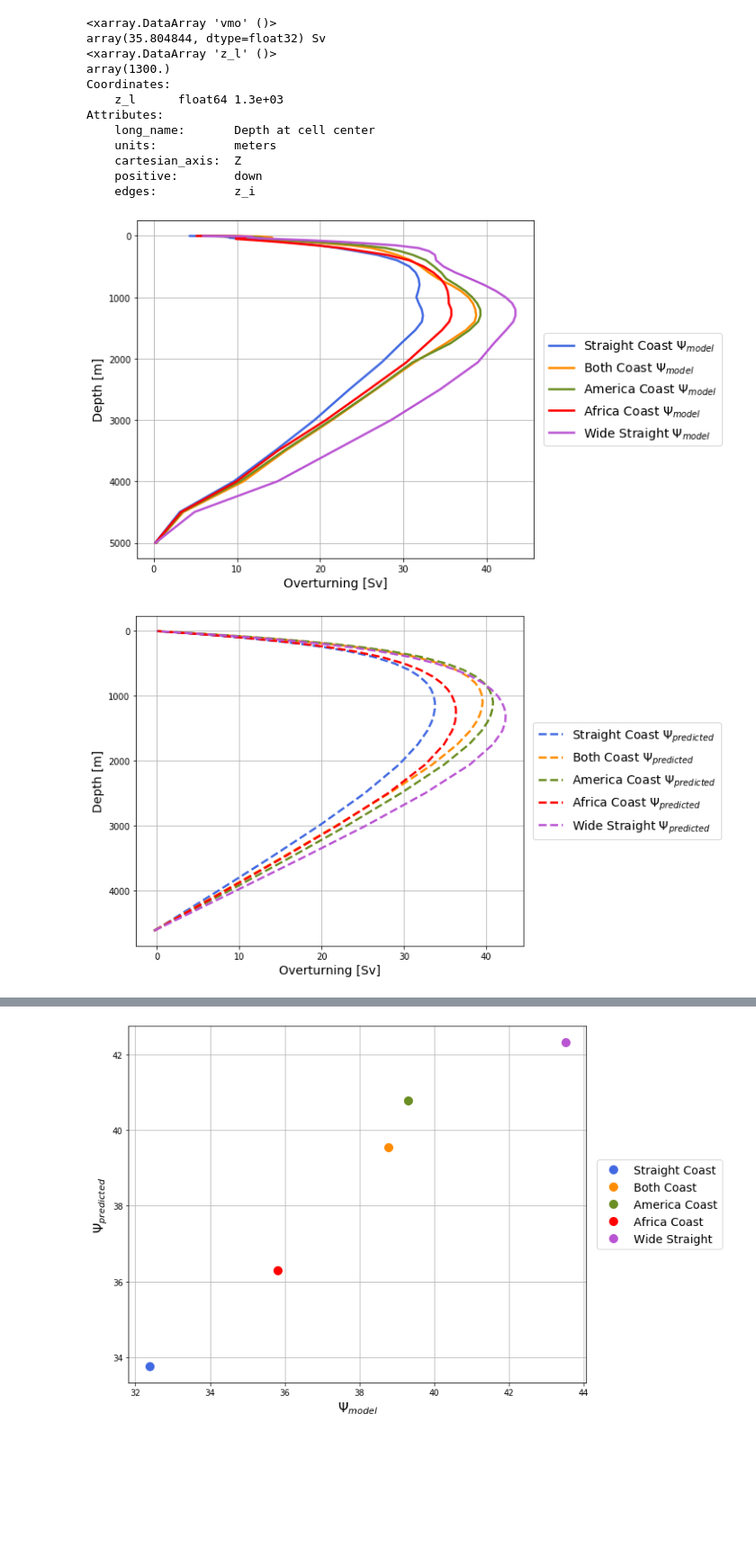
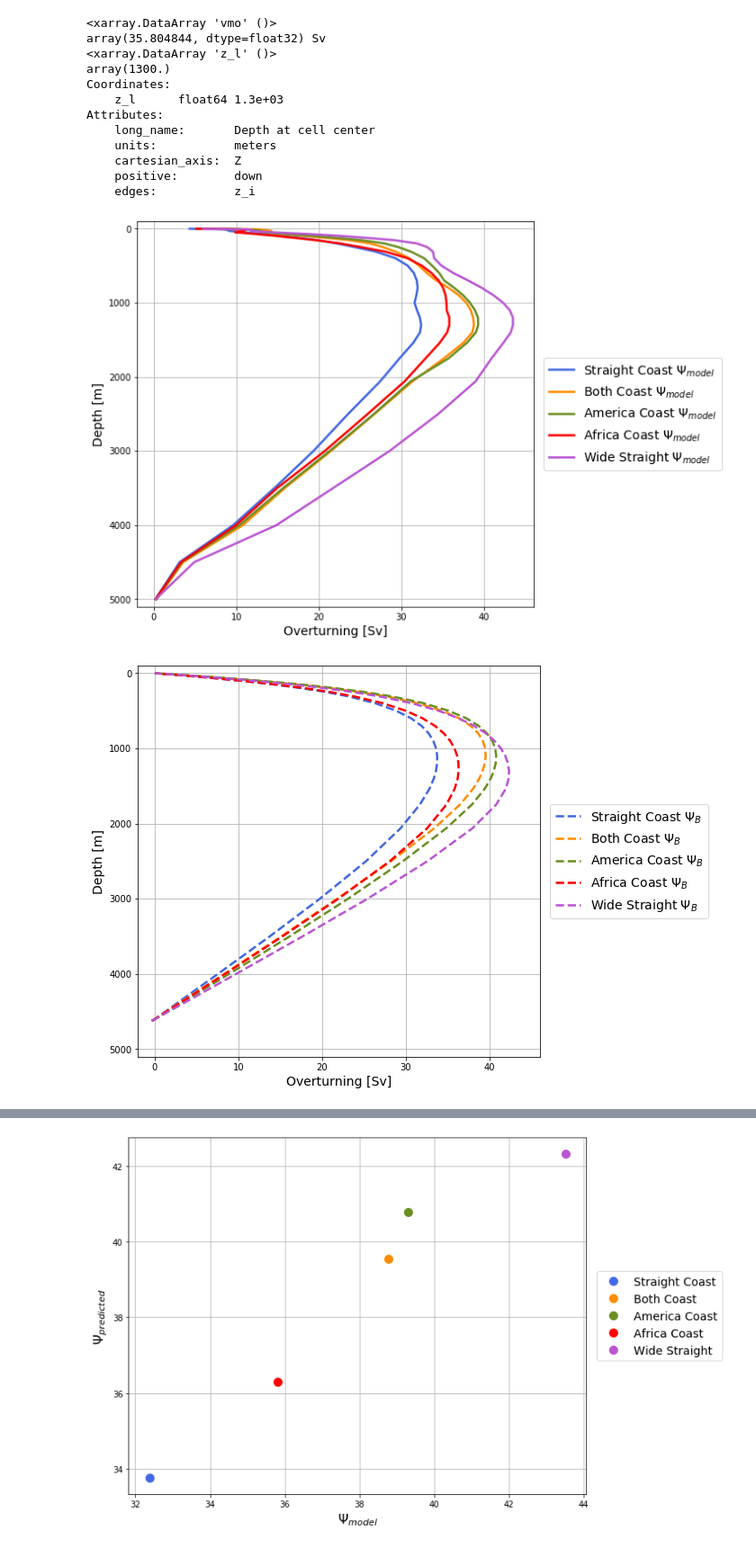
Before and after one commit to s-ragen/AQUA_CODE, a Jupyter notebook: scalings_wright_eos.ipynb, the cells around one changed output, grey strips where cells are left out. Shown at 90% size. Saved outputs shown, nothing was run; the diff lists cells and outputs as text; code cells hidden in the pictures; blank space fills up the shorter version.

```diff
--- a/scalings_wright_eos.ipynb
+++ b/scalings_wright_eos.ipynb
@@ -777,83 +777,67 @@ Attributes:
 # %%
 width = 2.5
 
-fig, ax = plt.subplots(figsize=(8,7))
+fig, ax = plt.subplots(figsize=(8,8))
 ax.plot(psi_max_straight, psi_max_straight.z_l,
         color='royalblue', linewidth=width, label='Straight Coast $\Psi_{model}$')
-# ax.plot(Psi_straight, Psi_straight.zl,
-#         color='royalblue', linestyle='dashed', linewidth=width, label='Straight Coast $\Psi_{predicted}$')
 ax.plot(psi_max_both, psi_max_both.z_l,
         color='darkorange', linewidth=width, label='Both Coast $\Psi_{model}$')
-# ax.plot(Psi_both, Psi_both.zl,
-#         color='darkorange', linestyle='dashed', linewidth=width, label='Both Coast $\Psi_{predicted}$')
 ax.plot(psi_max_am, psi_max_am.z_l,
         color='olivedrab', linewidth=width, label='America Coast $\Psi_{model}$')
-# ax.plot(Psi_am, Psi_am.zl,
-#         color='olivedrab', linestyle='dashed', linewidth=width, label='America Coast $\Psi_{predicted}$')
 ax.plot(psi_max_af, psi_max_af.z_l,
         color='r', linewidth=width, label='Africa Coast $\Psi_{model}$')
-# ax.plot(Psi_af, Psi_af.zl,
-#         color='r', linestyle='dashed', linewidth=width, label='Africa Coast $\Psi_{predicted}$')
 ax.plot(psi_max_wide, psi_max_wide.z_l,
         color='mediumorchid', linewidth=width, label='Wide Straight $\Psi_{model}$')
-# ax.plot(Psi_wide, Psi_wide.zl,
-#         color='mediumorchid', linestyle='dashed', linewidth=width, label='Wide Straight $\Psi_{predicted}$')
+
+plt.xlim([-2, 46]), plt.ylim([-100, 5100])
 plt.gca().invert_yaxis(), plt.grid()
 plt.legend(bbox_to_anchor=(1.01,0.5), loc="center left", fontsize=14)
 plt.ylabel('Depth [m]', fontsize=14), plt.xlabel('Overturning [Sv]', fontsize=14)
 plt.show()
 
-fig, ax = plt.subplots(figsize=(8,7))
-# ax.plot(psi_max_straight, psi_max_straight.z_l,
-#         color='royalblue', linewidth=width, label='Straight Coast $\Psi_{model}$')
+fig, ax = plt.subplots(figsize=(8,8))
 ax.plot(Psi_straight, Psi_straight.zl,
-        color='royalblue', linestyle='dashed', linewidth=width, label='Straight Coast $\Psi_{predicted}$')
-# ax.plot(psi_max_both, psi_max_both.z_l,
-#         color='darkorange', linewidth=width, label='Both Coast $\Psi_{model}$')
+        color='royalblue', linestyle='dashed', linewidth=width, label='Straight Coast $\Psi_{B}$')
 ax.plot(Psi_both, Psi_both.zl,
-        color='darkorange', linestyle='dashed', linewidth=width, label='Both Coast $\Psi_{predicted}$')
-# ax.plot(psi_max_am, psi_max_am.z_l,
-#         color='olivedrab', linewidth=width, label='America Coast $\Psi_{model}$')
+        color='darkorange', linestyle='dashed', linewidth=width, label='Both Coast $\Psi_{B}$')
 ax.plot(Psi_am, Psi_am.zl,
-        color='olivedrab', linestyle='dashed', linewidth=width, label='America Coast $\Psi_{predicted}$')
-# ax.plot(psi_max_af, psi_max_af.z_l,
-#         color='r', linewidth=width, label='Africa Coast $\Psi_{model}$')
+        color='olivedrab', linestyle='dashed', linewidth=width, label='America Coast $\Psi_{B}$')
 ax.plot(Psi_af, Psi_af.zl,
-        color='r', linestyle='dashed', linewidth=width, label='Africa Coast $\Psi_{predicted}$')
-# ax.plot(psi_max_wide, psi_max_wide.z_l,
-#         color='mediumorchid', linewidth=width, label='Wide Straight $\Psi_{model}$')
+        color='r', linestyle='dashed', linewidth=width, label='Africa Coast $\Psi_{B}$')
 ax.plot(Psi_wide, Psi_wide.zl,
-        color='mediumorchid', linestyle='dashed', linewidth=width, label='Wide Straight $\Psi_{predicted}$')
+        color='mediumorchid', linestyle='dashed', linewidth=width, label='Wide Straight $\Psi_{B}$')
+
+plt.xlim([-2, 46]), plt.ylim([-100, 5100])
 plt.gca().invert_yaxis(), plt.grid()
 plt.legend(bbox_to_anchor=(1.01,0.5), loc="center left", fontsize=14)
 plt.ylabel('Depth [m]', fontsize=14), plt.xlabel('Overturning [Sv]', fontsize=14)
 plt.show()
 
-fig, ax = plt.subplots(figsize=(8,7))
+fig, ax = plt.subplots(figsize=(8,8))
 ax.plot(psi_max_straight, psi_max_straight.z_l,
         color='royalblue', linewidth=width, label='Straight Coast $\Psi_{model}$')
 ax.plot(Psi_straight, Psi_straight.zl,
-        color='royalblue', linestyle='dashed', linewidth=width, label='Straight Coast $\Psi_{predicted}$')
+        color='royalblue', linestyle='dashed', linewidth=width, label='Straight Coast $\Psi_{B}$')
 ax.plot(psi_max_both, psi_max_both.z_l,
         color='darkorange', linewidth=width, label='Both Coast $\Psi_{model}$')
 ax.plot(Psi_both, Psi_both.zl,
-        color='darkorange', linestyle='dashed', linewidth=width, label='Both Coast $\Psi_{predicted}$')
+        color='darkorange', linestyle='dashed', linewidth=width, label='Both Coast $\Psi_{B}$')
 ax.plot(psi_max_am, psi_max_am.z_l,
         color='olivedrab', linewidth=width, label='America Coast $\Psi_{model}$')
 ax.plot(Psi_am, Psi_am.zl,
-        color='olivedrab', linestyle='dashed', linewidth=width, label='America Coast $\Psi_{predicted}$')
+        color='olivedrab', linestyle='dashed', linewidth=width, label='America Coast $\Psi_{B}$')
 ax.plot(psi_max_af, psi_max_af.z_l,
         color='r', linewidth=width, label='Africa Coast $\Psi_{model}$')
 ax.plot(Psi_af, Psi_af.zl,
-        color='r', linestyle='dashed', linewidth=width, label='Africa Coast $\Psi_{predicted}$')
+        color='r', linestyle='dashed', linewidth=width, label='Africa Coast $\Psi_{B}$')
 ax.plot(psi_max_wide, psi_max_wide.z_l,
         color='mediumorchid', linewidth=width, label='Wide Straight $\Psi_{model}$')
 ax.plot(Psi_wide, Psi_wide.zl,
-        color='mediumorchid', linestyle='dashed', linewidth=width, label='Wide Straight $\Psi_{predicted}$')
+        color='mediumorchid', linestyle='dashed', linewidth=width, label='Wide Straight $\Psi_{B}$')
 plt.gca().invert_yaxis(), plt.grid()
 plt.legend(bbox_to_anchor=(1.01,0.5), loc="center left", fontsize=14)
 plt.ylabel('Depth [m]', fontsize=14), plt.xlabel('Overturning [Sv]', fontsize=14)
 plt.show()
 # %% [output]
-[figure, old version]
+[figure, new version]
-[figure, old version]
+[figure, new version]
```
Also changed, not shown: parts of 5 cells of this notebook, 1 other file.
